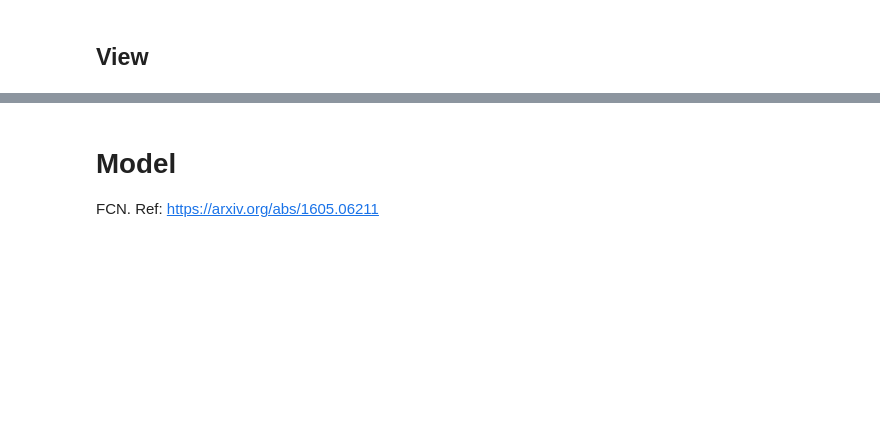
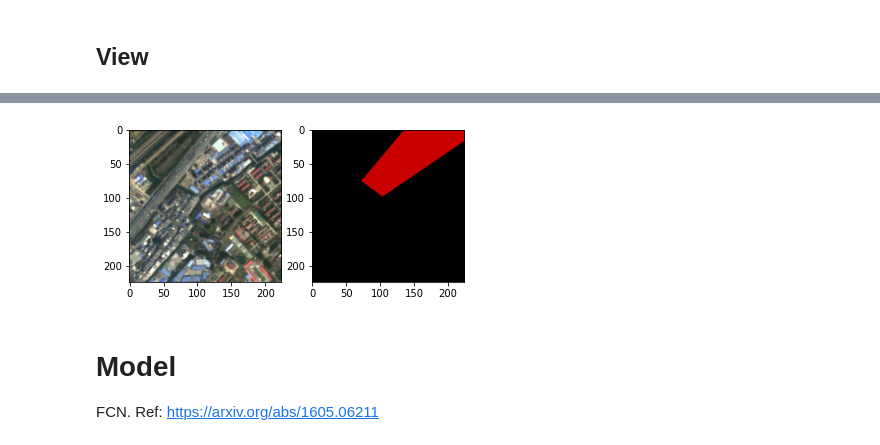
Before and after one commit to fruitourist/Remezova, a Jupyter notebook: main.ipynb, the cells around one changed output, grey strips where cells are left out. Saved outputs shown, nothing was run; the diff lists cells and outputs as text; code cells hidden in the pictures; blank space fills up the shorter version.

```diff
--- a/main.ipynb
+++ b/main.ipynb
@@ -219,30 +169,6 @@ def dataset_subimage_to_tensor(
   )
 
   return subimage_tensor, subimage_mask_tensor
-# %%
-def get_subimage_labeled_from_mask(
-    subimage_labeled_mask: torch.Tensor,
-    classes: Dict[Tuple[int, int, int], Tuple[int, str]]
-) -> Image.Image:
-
-  subimage_labeled_ndarray = np.zeros(shape=(subimage_labeled_mask.shape[1], subimage_labeled_mask.shape[2], 3), dtype=np.uint8)
-
-  for r in range(subimage_labeled_mask.shape[1]):
-    for c in range(subimage_labeled_mask.shape[2]):
-      classes_prob = [subimage_labeled_mask[class_idx][r][c] for class_idx in range(len(classes))]
-      max_class_prob_idx = np.argmax(a=classes_prob)
-      max_class_prob_val = classes_prob[max_class_prob_idx]
-      if max_class_prob_val >= 0.51:
-        for rgb_tuple, class_value in classes.items():
-          if max_class_prob_idx == class_value[0]:
-            subimage_labeled_ndarray[r][c] = np.array(object=rgb_tuple, dtype=np.uint8)
-            break
-      else:
-        subimage_labeled_ndarray[r][c] = np.array(object=(255, 255, 255), dtype=np.uint8)
-
-  subimage_labeled = Image.fromarray(obj=subimage_labeled_ndarray)
-
-  return subimage_labeled
 # %%
 def get_dataset_generators(
     num_train_dataset: int,
@@ -316,3 +240,20 @@ plt.show()
+# %%
+subimage_mask = get_subimage_mask_from_labeled(
+    subimage_labeled=subimage_labeled,
+    classes=classes
+)
+# %%
+subimage_labeled_from_mask = get_subimage_labeled_from_mask(
+    subimage_mask=subimage_mask,
+    classes_by_id=classes_by_id
+)
+# %%
+fig, ax = plt.subplots(ncols=2)
+ax[0].imshow(subimage)
+ax[1].imshow(subimage_labeled_from_mask)
+plt.show()
+# %% [output]
+[figure, added]
 # %% [markdown]
 # Model
 FCN. Ref: https://arxiv.org/abs/1605.06211
```
Also changed, not shown: parts of 23 cells of this notebook.
